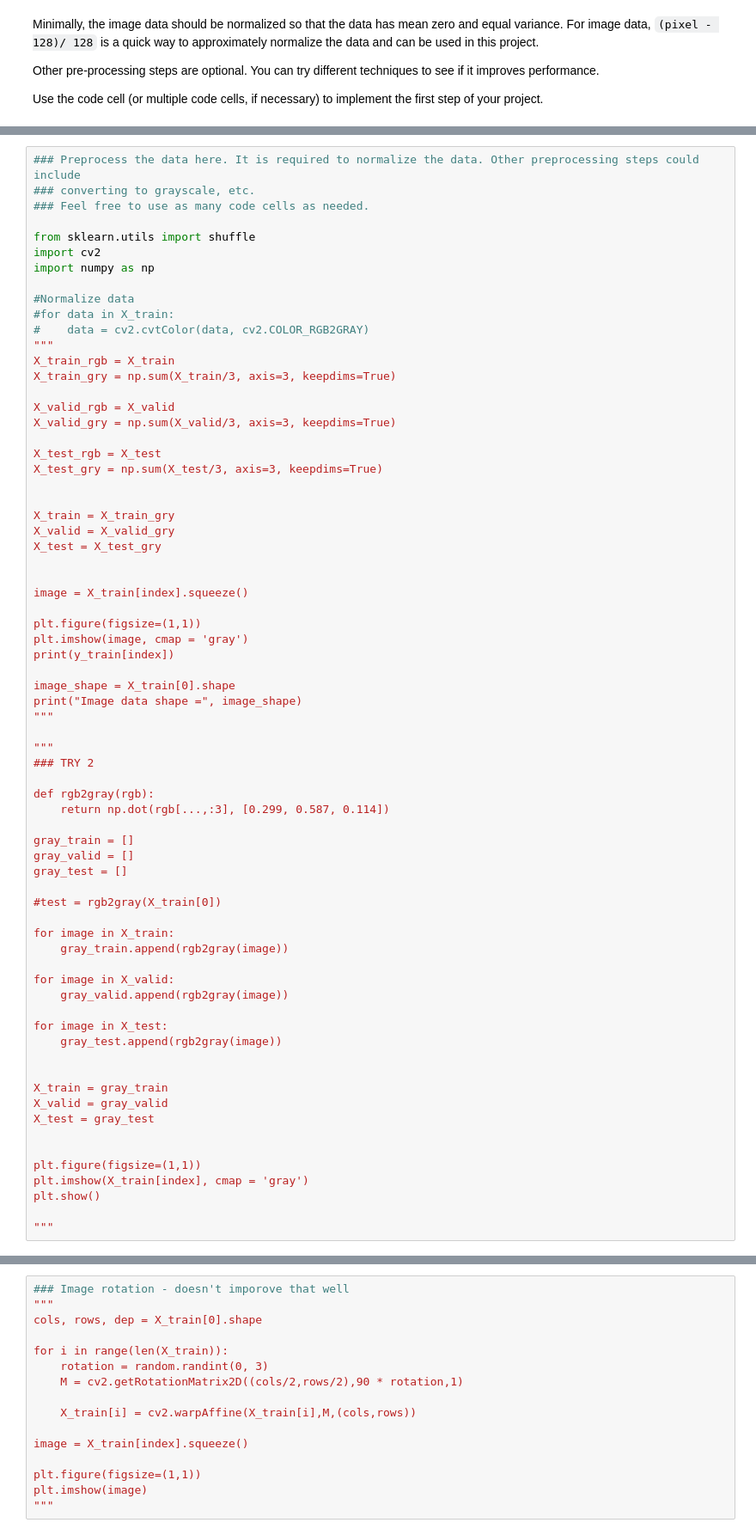
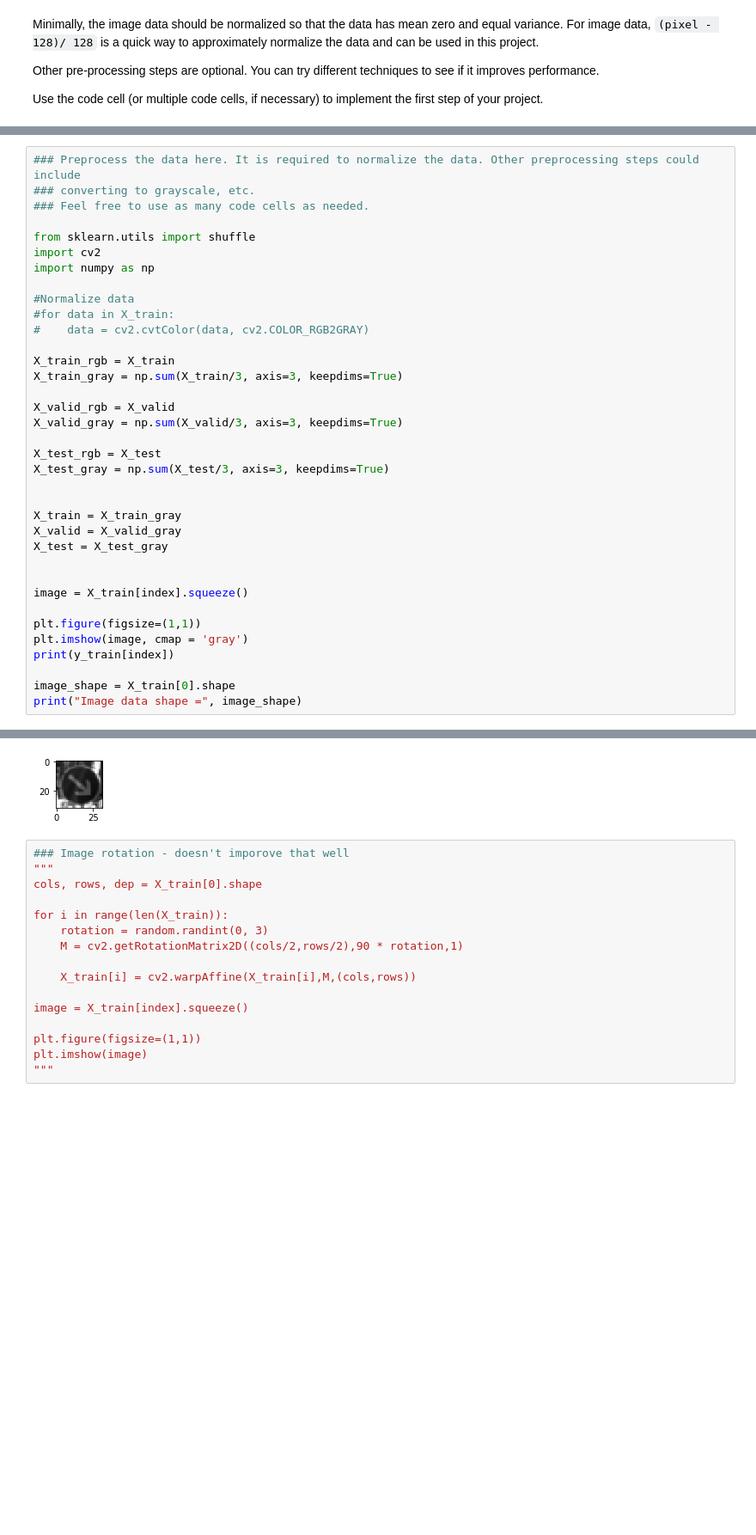
Before and after one commit to martinploom/Self_driving_car_nd_project_2, a Jupyter notebook: Traffic_Sign_Classifier.ipynb, the cells around one changed output, grey strips where cells are left out. Shown at 86% size. Saved outputs shown, nothing was run; the diff lists cells and outputs as text; blank space fills up the shorter version.

```diff
--- a/Traffic_Sign_Classifier.ipynb
+++ b/Traffic_Sign_Classifier.ipynb
@@ -195,20 +199,20 @@ import numpy as np
 #Normalize data
 #for data in X_train:
 #    data = cv2.cvtColor(data, cv2.COLOR_RGB2GRAY)
-"""
+
 X_train_rgb = X_train
-X_train_gry = np.sum(X_train/3, axis=3, keepdims=True)
+X_train_gray = np.sum(X_train/3, axis=3, keepdims=True)
 
 X_valid_rgb = X_valid
-X_valid_gry = np.sum(X_valid/3, axis=3, keepdims=True)
+X_valid_gray = np.sum(X_valid/3, axis=3, keepdims=True)
 
 X_test_rgb = X_test
-X_test_gry = np.sum(X_test/3, axis=3, keepdims=True)
+X_test_gray = np.sum(X_test/3, axis=3, keepdims=True)
 
 
-X_train = X_train_gry
-X_valid = X_valid_gry
-X_test = X_test_gry
+X_train = X_train_gray
+X_valid = X_valid_gray
+X_test = X_test_gray
 
 
 image = X_train[index].squeeze()
@@ -219,38 +223,4 @@ print(y_train[index])
 
 image_shape = X_train[0].shape
 print("Image data shape =", image_shape)
-"""
-
-"""
-### TRY 2
-
-def rgb2gray(rgb):
-    return np.dot(rgb[...,:3], [0.299, 0.587, 0.114])
-
-gray_train = []
-gray_valid = []
-gray_test = []
-
-#test = rgb2gray(X_train[0])
-
-for image in X_train:
-    gray_train.append(rgb2gray(image))
-
-for image in X_valid:
-    gray_valid.append(rgb2gray(image))
-
-for image in X_test:
-    gray_test.append(rgb2gray(image))
-
-
-X_train = gray_train
-X_valid = gray_valid
-X_test = gray_test
-
-
-plt.figure(figsize=(1,1))
-plt.imshow(X_train[index], cmap = 'gray')
-plt.show()
-
-"""
 # %% [output]
@@ -258,3 +230,4 @@ plt.show()
+[figure, added]
 # %%
 ### Image rotation - doesn't imporove that well
 """
```
Also changed, not shown: parts of 15 cells of this notebook, 1 other file.
